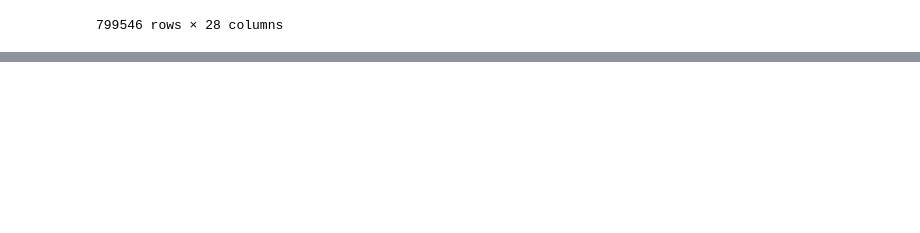
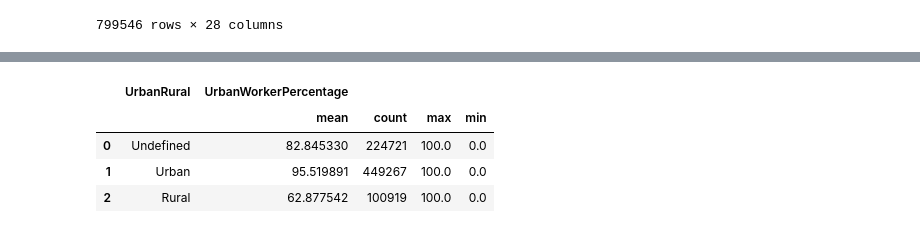
Before and after one commit to CIV2T1PEY/CIV1498-Group-Project, a Jupyter notebook: Python Part 2.ipynb, the cells around one changed output, grey strips where cells are left out. Saved outputs shown, nothing was run; the diff lists cells and outputs as text; code cells hidden in the pictures; blank space fills up the shorter version.

```diff
--- a/Python Part 2.ipynb
+++ b/Python Part 2.ipynb
@@ -686,0 +724,14 @@ merged_df.to_csv('SBAnational_with_industry_added.csv')
+# %%
+merged_with_urban = merged_df.merge(urbanruralzip_for_merge, how='left', left_on = 'Zip', right_on = 'zip')
+merged_with_urban = merged_with_urban.drop(['zip'], axis=1)
+merged_with_urban.rename(columns = {'migmet':'UrbanWorkerPercentage'}, inplace = True)
+urban_df = merged_with_urban.groupby(['UrbanRural']).agg({'UrbanWorkerPercentage': ['mean','count','max','min']})
+urban_df = urban_df.reset_index()
+urban_df['UrbanRural'] = urban_df['UrbanRural'].apply(lambda x: 'Undefined' if x == 0 else x).apply(lambda x: 'Urban' if x == 1 else x).apply(lambda x: 'Rural' if x == 2 else x)
+urban_df
+# %% [output]
+|  | UrbanRural | UrbanWorkerPercentage |  |  |  |
+|  |  | mean | count | max | min |
+| 0 | Undefined | 82.845330 | 224721 | 100.0 | 0.0 |
+| 1 | Urban | 95.519891 | 449267 | 100.0 | 0.0 |
+| 2 | Rural | 62.877542 | 100919 | 100.0 | 0.0 |
```
Also changed, not shown: parts of 6 cells of this notebook, 1 other file.
